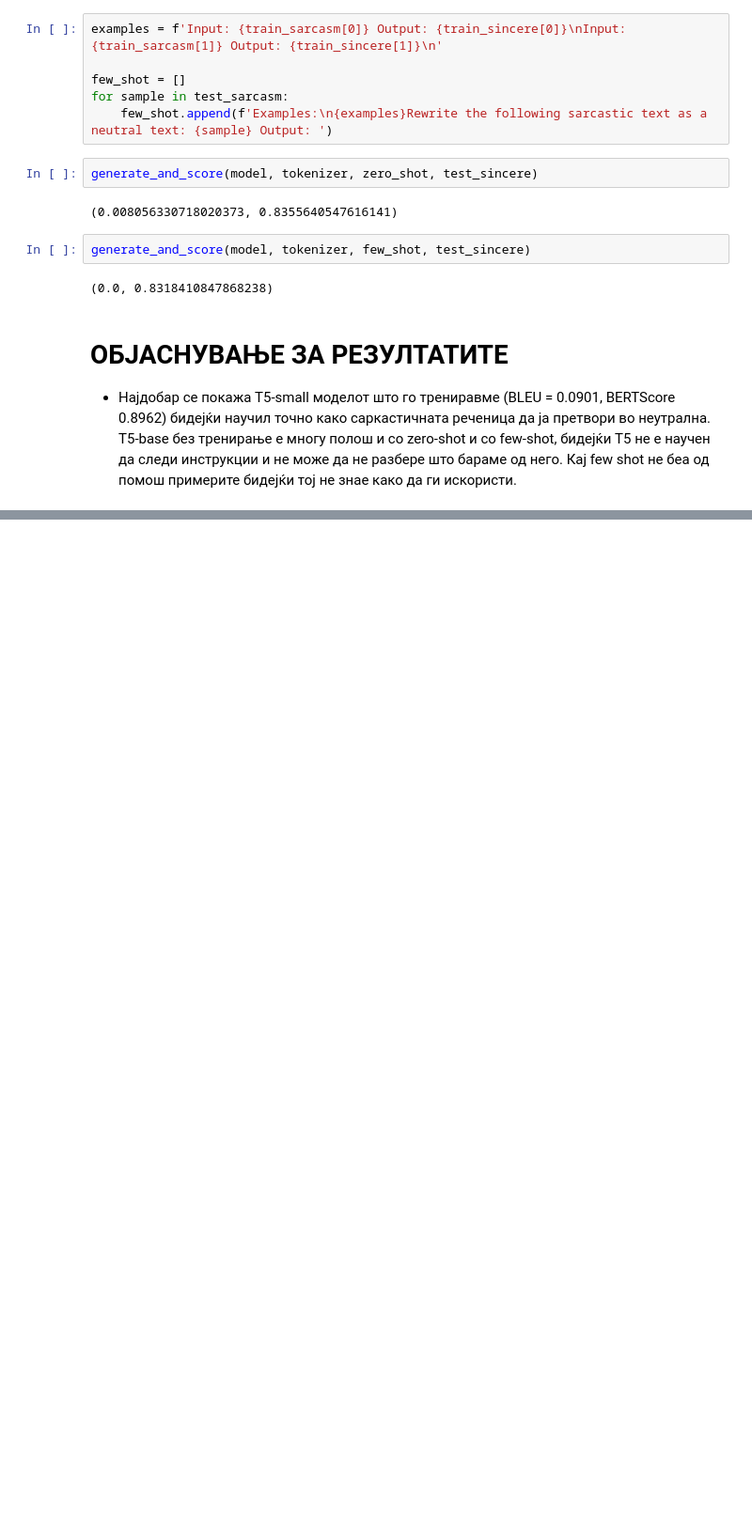
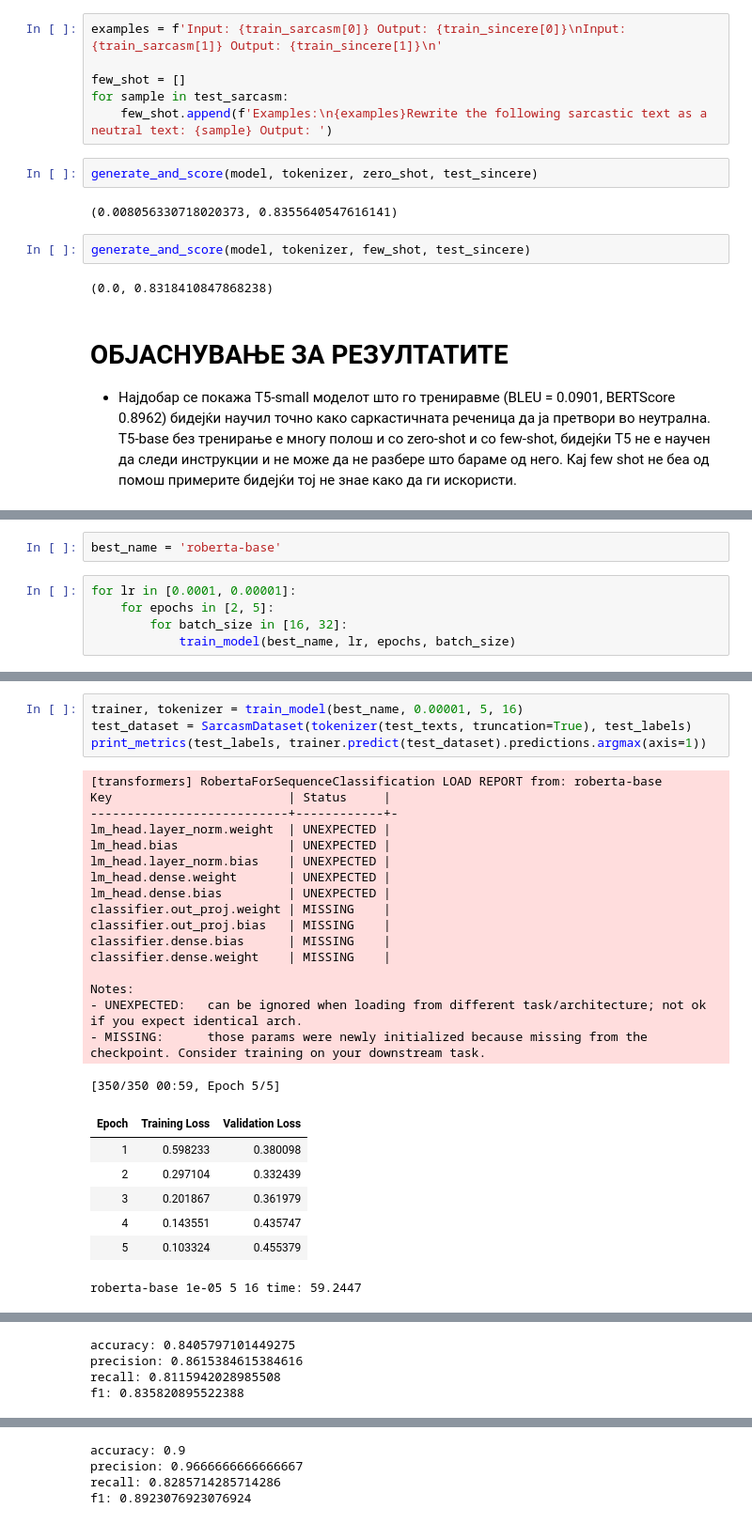
Before and after one commit to hristinagjorgjievska/Natural-Language-Processing, a Jupyter notebook: lab2/lab2_doma.ipynb, the cells around one changed output, grey strips where cells are left out. Shown at 94% size. Saved outputs shown, nothing was run; the diff lists cells and outputs as text; blank space fills up the shorter version.

```diff
--- a/lab2/lab2_doma.ipynb
+++ b/lab2/lab2_doma.ipynb
@@ -222,0 +366,7 @@ generate_and_score(model, tokenizer, few_shot, test_sincere)
+# %%
+best_name = 'roberta-base'
+# %%
+for lr in [0.0001, 0.00001]:
+    for epochs in [2, 5]:
+        for batch_size in [16, 32]:
+            train_model(best_name, lr, epochs, batch_size)
@@ -222,0 +427,29 @@ generate_and_score(model, tokenizer, few_shot, test_sincere)
+# %%
+trainer, tokenizer = train_model(best_name, 0.00001, 5, 16)
+test_dataset = SarcasmDataset(tokenizer(test_texts, truncation=True), test_labels)
+print_metrics(test_labels, trainer.predict(test_dataset).predictions.argmax(axis=1))
+# %% [output]
+[transformers] RobertaForSequenceClassification LOAD REPORT from: roberta-base
+Key                        | Status     |
+---------------------------+------------+-
+lm_head.layer_norm.weight  | UNEXPECTED |
+lm_head.bias               | UNEXPECTED |
+lm_head.layer_norm.bias    | UNEXPECTED |
+lm_head.dense.weight       | UNEXPECTED |
+lm_head.dense.bias         | UNEXPECTED |
+classifier.out_proj.weight | MISSING    |
+classifier.out_proj.bias   | MISSING    |
+classifier.dense.bias      | MISSING    |
+classifier.dense.weight    | MISSING    |
+
+Notes:
+- UNEXPECTED:   can be ignored when loading from different task/architecture; not ok if you expect identical arch.
+- MISSING:      those params were newly initialized because missing from the checkpoint. Consider training on your downstream task.
+[350/350 00:59, Epoch 5/5]
+| Epoch | Training Loss | Validation Loss |
+| 1 | 0.598233 | 0.380098 |
+| 2 | 0.297104 | 0.332439 |
+| 3 | 0.201867 | 0.361979 |
+| 4 | 0.143551 | 0.435747 |
+| 5 | 0.103324 | 0.455379 |
+roberta-base 1e-05 5 16 time: 59.2447
@@ -222,0 +457,4 @@ generate_and_score(model, tokenizer, few_shot, test_sincere)
+accuracy: 0.8405797101449275
+precision: 0.8615384615384616
+recall: 0.8115942028985508
+f1: 0.835820895522388
@@ -222,0 +462,4 @@ generate_and_score(model, tokenizer, few_shot, test_sincere)
+accuracy: 0.9
+precision: 0.9666666666666667
+recall: 0.8285714285714286
+f1: 0.8923076923076924
```
Also changed, not shown: parts of 19 cells of this notebook.
